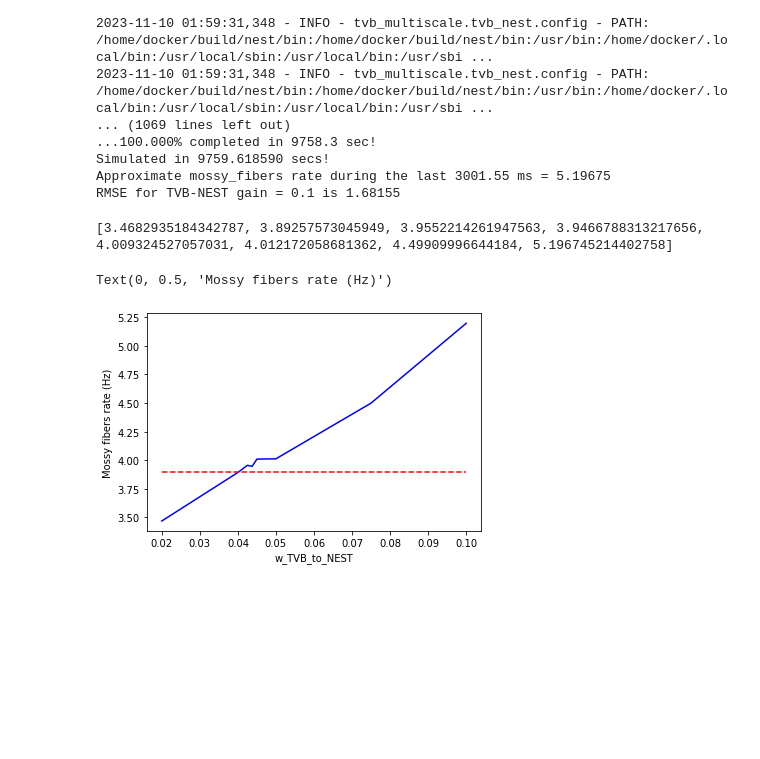
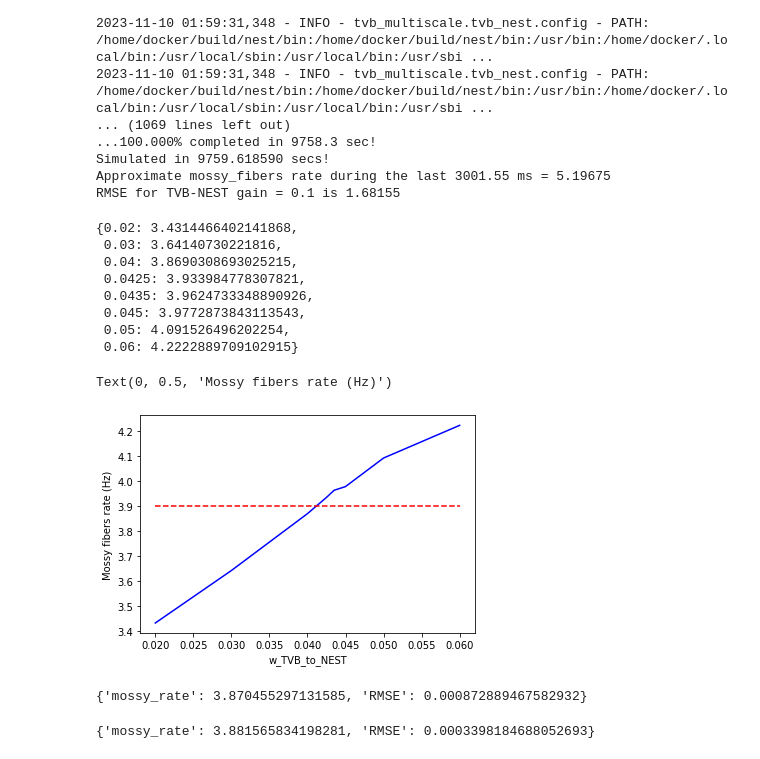
Before and after one commit to virtual-twin/tvb-multiscale-rising-net, a Jupyter notebook: rising_net/working_files/tuning_tvb_nest.ipynb, the cells around one changed output. Cells and saved outputs as stored; diff of their text form; code cells hidden in the pictures; blank space fills up the shorter version.

Commit message:
Ongoing work on tuning_tvb_nest .py & .ipynb

```diff
--- a/rising_net/working_files/tuning_tvb_nest.ipynb
+++ b/rising_net/working_files/tuning_tvb_nest.ipynb
@@ -174,22 +174,30 @@ from matplotlib import pyplot as plt
 import numpy as np
 from tvb_multiscale.core.utils.file_utils import load_pickled_dict
 
-basepath = "/home/docker/packages/tvb-multiscale/rising_net/working_files/outputs/nest_tvb_"
-
+basepath = "/home/docker/packages/tvb-multiscale/rising_net/working_files/outputs/simlen_30000/nest_tvb_"
+TUNED_VALUES_TVB_TO_NEST = [0.02, 0.03, 0.04, 0.0425, 0.0435, 0.045, 0.05, 0.06]
 mossy_rates =[]
 for w_TVB_to_NEST in TUNED_VALUES_TVB_TO_NEST:
     filepath = os.path.join(basepath + "%g" % w_TVB_to_NEST, "res/rate_RMSE.pkl")
     res = load_pickled_dict(filepath)
     mossy_rates.append(res["mossy_rate"])
 
-print(mossy_rates)
+
+display(dict(zip(TUNED_VALUES_TVB_TO_NEST, mossy_rates)))
 # %% [output]
-[3.4682935184342787, 3.89257573045949, 3.9552214261947563, 3.9466788313217656, 4.009324527057031, 4.012172058681362, 4.49909996644184, 5.196745214402758]
+{0.02: 3.4314466402141868,
+ 0.03: 3.64140730221816,
+ 0.04: 3.8690308693025215,
+ 0.0425: 3.933984778307821,
+ 0.0435: 3.9624733348890926,
+ 0.045: 3.9772873843113543,
+ 0.05: 4.091526496202254,
+ 0.06: 4.2222889709102915}
 # %%
 plt.plot(TUNED_VALUES_TVB_TO_NEST, mossy_rates, "b")
-plt.plot(TUNED_VALUES_TVB_TO_NEST, 3.9*np.ones((8,)), "r--")
+plt.plot(TUNED_VALUES_TVB_TO_NEST, 3.9*np.ones((len(TUNED_VALUES_TVB_TO_NEST),)), "r--")
 plt.xlabel("w_TVB_to_NEST")
 plt.ylabel("Mossy fibers rate (Hz)")
 # %% [output]
 Text(0, 0.5, 'Mossy fibers rate (Hz)')
-[figure, old version]
+[figure, new version]
@@ -195,0 +210,4 @@ Text(0, 0.5, 'Mossy fibers rate (Hz)')
+# %%
+res
+# %% [output]
+{'mossy_rate': 3.870455297131585, 'RMSE': 0.000872889467582932}
@@ -195,0 +217,4 @@ Text(0, 0.5, 'Mossy fibers rate (Hz)')
+# %%
+res
+# %% [output]
+{'mossy_rate': 3.881565834198281, 'RMSE': 0.0003398184688052693}
```
Also changed, not shown: parts of 2 cells of this notebook, 1 other file.
